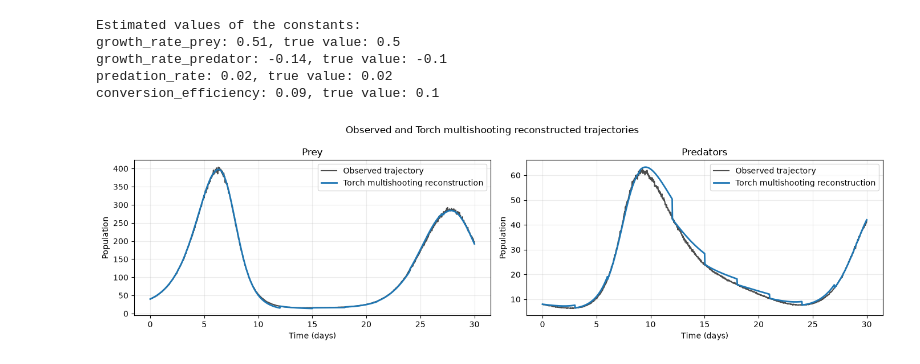
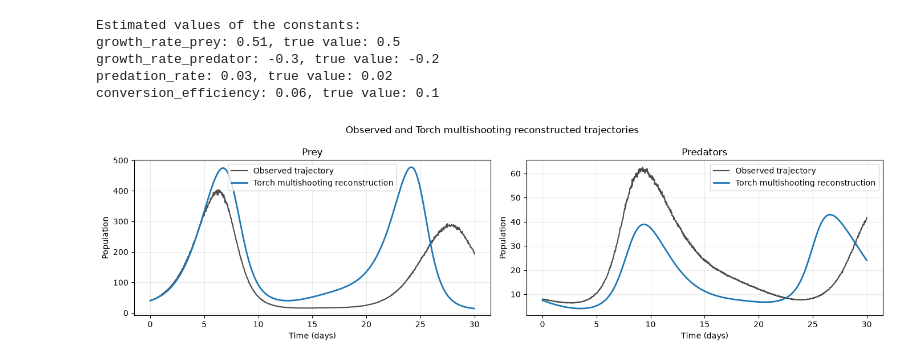
Before and after one commit to urhprimozic/PyBM, a Jupyter notebook: sandbox.ipynb, the cells around one changed output. Drawn from its saved outputs; the diff is of its cells as text; code cells hidden in the pictures.

Commit message:
added gradient mathcing with gaussian processes

```diff
--- a/sandbox.ipynb
+++ b/sandbox.ipynb
@@ -1,6 +1,14 @@
 # %%
 from pybm.examples.predator_prey import  generate_synthetic_data
 import torch
+
+
+true_const_values = {
+    "growth_rate_prey": 0.5,
+    "growth_rate_predator": -0.2,
+    "predation_rate": 0.02,
+    "conversion_efficiency": 0.1
+}
 
 # Generate model and data from /home/urhp/Documents/PyBM/src/pybm/examples/predator_prey.py
 model, components, times = generate_synthetic_data()
@@ -20,11 +28,11 @@ print("Initial values of the variables:")
 for var_name, var in model.vars.items():
     print(f"{var_name}: {var.initial}")
 
-# set initial values of the constants to good guesses
-model.consts["growth_rate_prey"].initial_value = 0.5 #0.5
-model.consts["growth_rate_predator"].initial_value = -0.1 #-0.1
-model.consts["predation_rate"].initial_value = 0.05 #0.02
-model.consts["conversion_efficiency"].initial_value = 0.05 #0.1
+# set initial values of the constants to bad guesses
+model.consts["growth_rate_prey"].initial_value = 0.1 #0.5
+model.consts["growth_rate_predator"].initial_value = 0.1 #-0.2
+model.consts["predation_rate"].initial_value = 0.1 #0.02
+model.consts["conversion_efficiency"].initial_value = 0.1 #0.1
 
 
 
@@ -76,0 +57,12 @@ Number of iterations: 1500, function evaluations: 1501, CG iterations: 1631, opt
+# %%
+from pybm.estimate.gradient_matching import estimate_gradient_matching
+from pybm.estimate.multishooting_torch import estimate_torch
+
+# estimate the parameters using gradient matching (fast, but less accurate)
+# to get a good initial guess for the parameters
+result = estimate_gradient_matching(model, t_eval)
+init_params = result.init_params(n_subintervals=10)
+init_consts = result.consts
+print("\n Initial guesses, collected from gradient matching:")
+for const_name, const in model.consts.items():
+    print(f"{const_name}: {init_consts[const.index_in_ctx]} (real value: {true_const_values[const_name]})")
@@ -76,0 +75,8 @@ Number of iterations: 1500, function evaluations: 1501, CG iterations: 1631, opt
+# %%
+
+
+# estimate the parameters using multishooting (slower, but more accurate)
+fit = estimate_torch(model, t_eval, method="weighted_sum",
+                      n_subintervals=10, n_candidates=1,
+                      init_params=init_params, verbose=2, n_iter=500, maxiter=500)
+const_values_torch = fit.consts
@@ -77,10 +102,5 @@ Number of iterations: 1500, function evaluations: 1501, CG iterations: 1631, opt
 # %%
-true_const_values = {
-    "growth_rate_prey": 0.5,
-    "growth_rate_predator": -0.1,
-    "predation_rate": 0.02,
-    "conversion_efficiency": 0.1
-}
+
 
 # update model constants with estimated values
 for const_name, const in model.consts.items():
@@ -92,9 +112,9 @@ for const_name, const in model.consts.items():
 # %% [output]
 Estimated values of the constants:
 growth_rate_prey: 0.51, true value: 0.5
-growth_rate_predator: -0.14, true value: -0.1
-predation_rate: 0.02, true value: 0.02
-conversion_efficiency: 0.09, true value: 0.1
+growth_rate_predator: -0.3, true value: -0.2
+predation_rate: 0.03, true value: 0.02
+conversion_efficiency: 0.06, true value: 0.1
 # %%
 import importlib
 import matplotlib.pyplot as plt
@@ -107,8 +127,8 @@ simulate_multishooting_torch = multishooting_torch_module.simulate_multishooting
 fitted_solution = simulate_multishooting_torch(
     model,
     t_eval,
-    params=results.x,
-    n_subintervals=10,
+    params=fit.x,
+    n_subintervals=1,
  )
 
 fig, axes = plt.subplots(1, 2, figsize=(14, 4), sharex=True)
@@ -118,31 +138,31 @@ series = [
     ("n_predator", "Predators"),
 ]
 
 for index, (name, title) in enumerate(series):
     ax = axes[index]
     observed = components[name].data.x
 
     ax.plot(
         times, observed,
         label="Observed trajectory",
         color="black",
         alpha=0.7,
     )
     ax.plot(
         times, fitted_solution.y[index],
         label="Torch multishooting reconstruction",
         color="tab:blue",
         linewidth=2,
     )
 
     ax.set_title(title)
     ax.set_xlabel("Time (days)")
     ax.set_ylabel("Population")
     ax.grid(alpha=0.25)
     ax.legend()
 
 fig.suptitle("Observed and Torch multishooting reconstructed trajectories")
 fig.tight_layout()
 plt.show()
 # %% [output]
-[figure, old version]
+[figure, new version]
```
Also changed, not shown: parts of 4 cells of this notebook, 2 other files.
